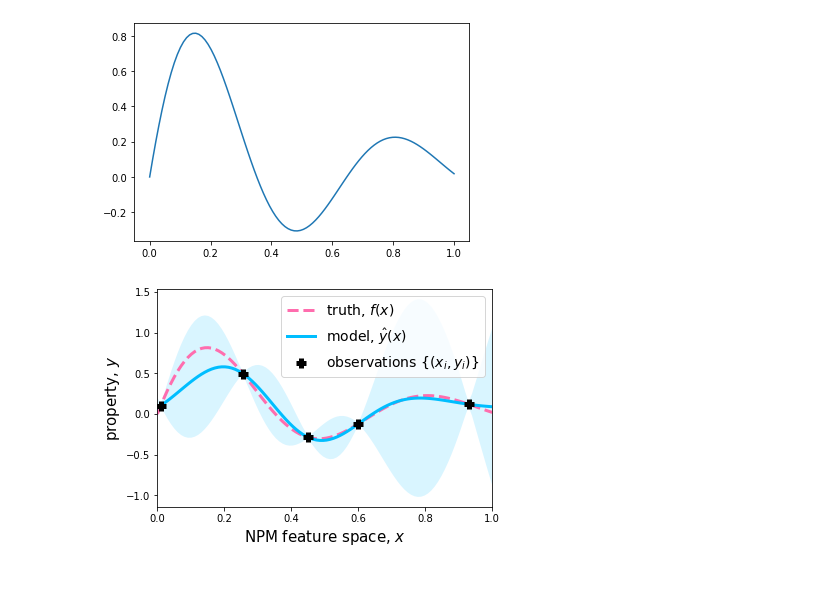
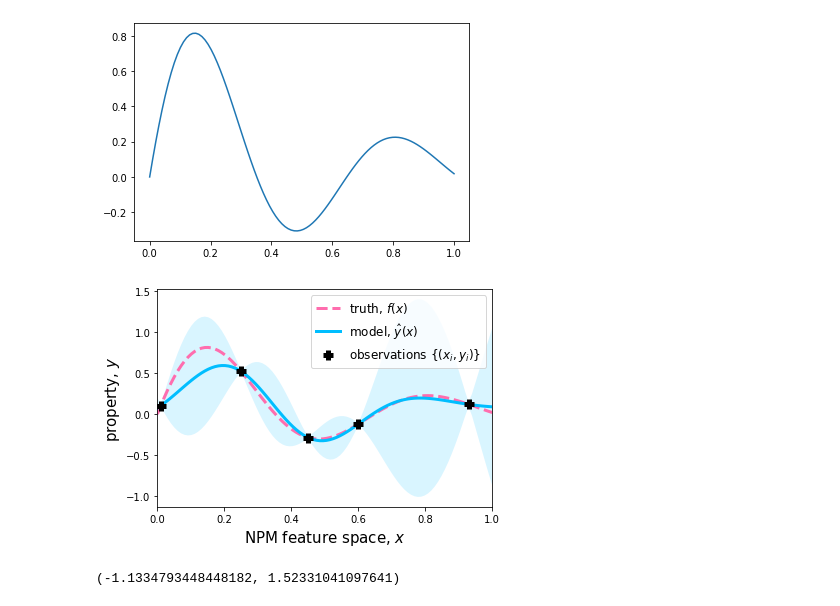
Before and after one commit to aryandeshwal/BO_of_COFs, a Jupyter notebook: synthetic_example.ipynb, the cells around one changed output. Saved outputs shown, nothing was run; the diff lists cells and outputs as text; code cells hidden in the pictures.

```diff
--- a/synthetic_example.ipynb
+++ b/synthetic_example.ipynb
@@ -62,7 +62,7 @@ ground_y = f(ground_x)# torch.sin(ground_x * (2 * math.pi)) * torch.exp(-0.1 * g
 
 torch.manual_seed(1) # seed for reproducibility
 # Training data 5 points selected
-train_x = torch.tensor([0.01, 0.255, 0.45, 0.6, 0.93])
+train_x = torch.tensor([0.01, 0.25, 0.45, 0.6, 0.93])
 # True function is sin(2*pi*x) with Gaussian noise
 train_y = f(train_x)# np.sin(train_x * (2 * math.pi)) * np.exp(-0.1 * train_x) - (train_x - 0.) ** 2 #+ torch.randn(train_x.size()) * math.sqrt(0.02)
 # train_y = np.sin(train_x * (2 * math.pi)) * np.exp(-0.1 * train_x) - 4* (train_x - 0.2) ** 2
@@ -107,40 +107,43 @@ for i in range(training_iter):
     loss.backward()
     optimizer.step()
 # fit_gpytorch_model(mll)
+# %%
+# Plotting Figure 3 in the paper
+model.eval()
+likelihood.eval()
+
+# Test points are regularly spaced along [0,1]
+# Make predictions by feeding model through likelihood
+with torch.no_grad(), gpytorch.settings.fast_pred_var():
+    test_x = torch.linspace(0, 1, 100)
+    observed_pred = likelihood(model(test_x))
+
+with torch.no_grad():
+    # Initialize plot
+    # Get upper and lower confidence bounds
+    lower, upper = observed_pred.confidence_region()
+    # Plot training data as black stars
+    plt.scatter(train_x.numpy(), train_y.numpy(), marker="+", color="k", label='observations $\{(x_i, y_i)\}$', s=95, zorder=2000, lw=5)
+    plt.plot(ground_x.numpy(), ground_y.numpy(), linestyle="--", color=cool_colors[2], label='truth, $f(x)$', lw=3)
+    # Plot predictive means as blue line
+    plt.plot(test_x.numpy(), observed_pred.mean.numpy(), color=cool_colors[0], label='model, $\hat{y}(x)$', lw=3)
+    # Shade between the lower and upper confidence bounds
+    plt.fill_between(test_x.numpy(), lower.numpy(), upper.numpy(), alpha=0.15, color=cool_colors[0], edgecolor="none")
+#     plt.ylim(the_ylims)
+    plt.xlim([0, 1])
+    plt.xlabel('NPM feature space, $x$', fontsize=15)
+    plt.ylabel('property, $y$', fontsize=15)
+#     plt.yticks([])
+#     plt.xticks([])
+    plt.legend(fontsize=12)
+    the_ylims = plt.gca().get_ylim()
+    plt.savefig("gp_example.pdf")
+# %% [output]
+[figure, added]
 # %%
-the_ylims = [-4, 3]
+the_ylims
+# %% [output]
+(-1.1334793448448182, 1.52331041097641)
-# %%
-# Plotting Figure 3 in the paper
-model.eval()
-likelihood.eval()
-
-# Test points are regularly spaced along [0,1]
-# Make predictions by feeding model through likelihood
-with torch.no_grad(), gpytorch.settings.fast_pred_var():
-    test_x = torch.linspace(0, 1, 100)
-    observed_pred = likelihood(model(test_x))
-
-with torch.no_grad():
-    # Initialize plot
-    # Get upper and lower confidence bounds
-    lower, upper = observed_pred.confidence_region()
-    # Plot training data as black stars
-    plt.scatter(train_x.numpy(), train_y.numpy(), marker="+", color="k", label='observations $\{(x_i, y_i)\}$', s=95, zorder=2000, lw=5)
-    plt.plot(ground_x.numpy(), ground_y.numpy(), linestyle="--", color=cool_colors[2], label='truth, $f(x)$', lw=3)
-    # Plot predictive means as blue line
-    plt.plot(test_x.numpy(), observed_pred.mean.numpy(), color=cool_colors[0], label='model, $\hat{y}(x)$', lw=3)
-    # Shade between the lower and upper confidence bounds
-    plt.fill_between(test_x.numpy(), lower.numpy(), upper.numpy(), alpha=0.15, color=cool_colors[0], edgecolor="none")
-#     plt.ylim(the_ylims)
-    plt.xlim([0, 1])
-    plt.xlabel('NPM feature space, $x$', fontsize=15)
-    plt.ylabel('property, $y$', fontsize=15)
-#     plt.yticks([])
-#     plt.xticks([])
-    plt.legend(fontsize=14)
-    plt.savefig("gp_1.pdf")
-# %% [output]
-[figure, removed]
 # %%
 #### computing expected improvement objective for test points
 posterior = model(test_x)
```
Also changed, not shown: parts of 2 cells of this notebook.
